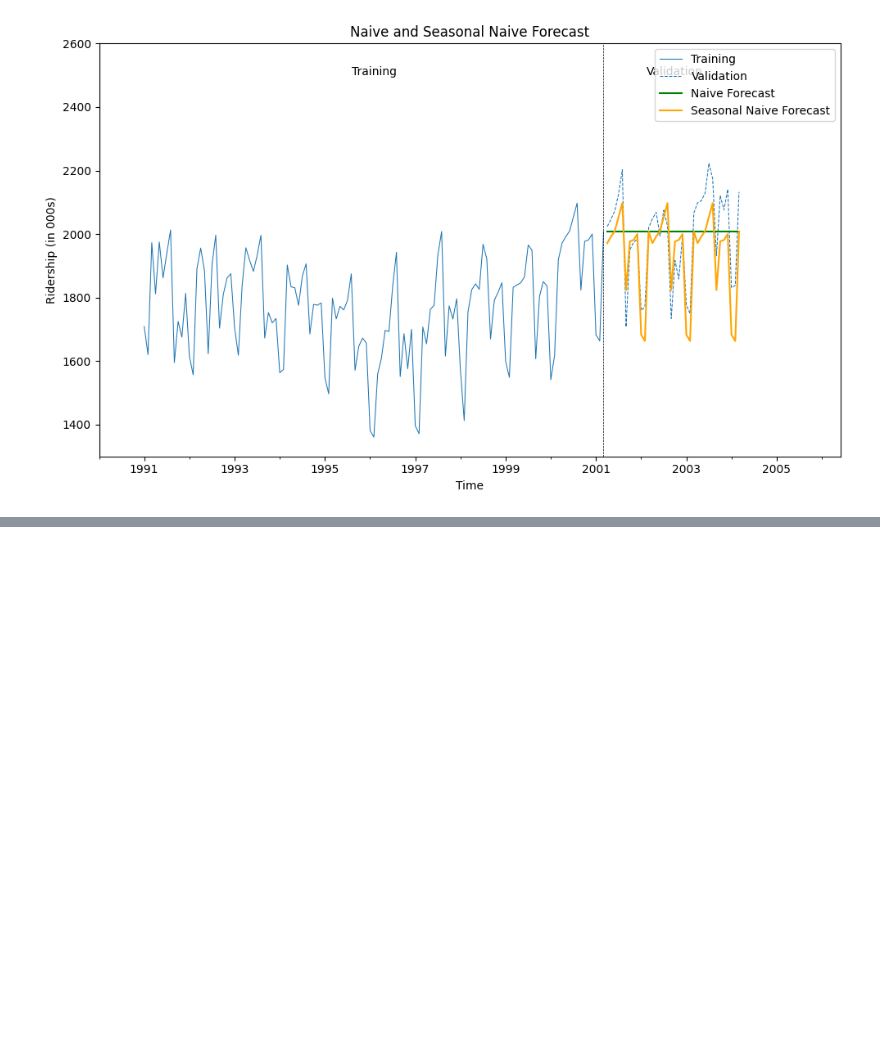
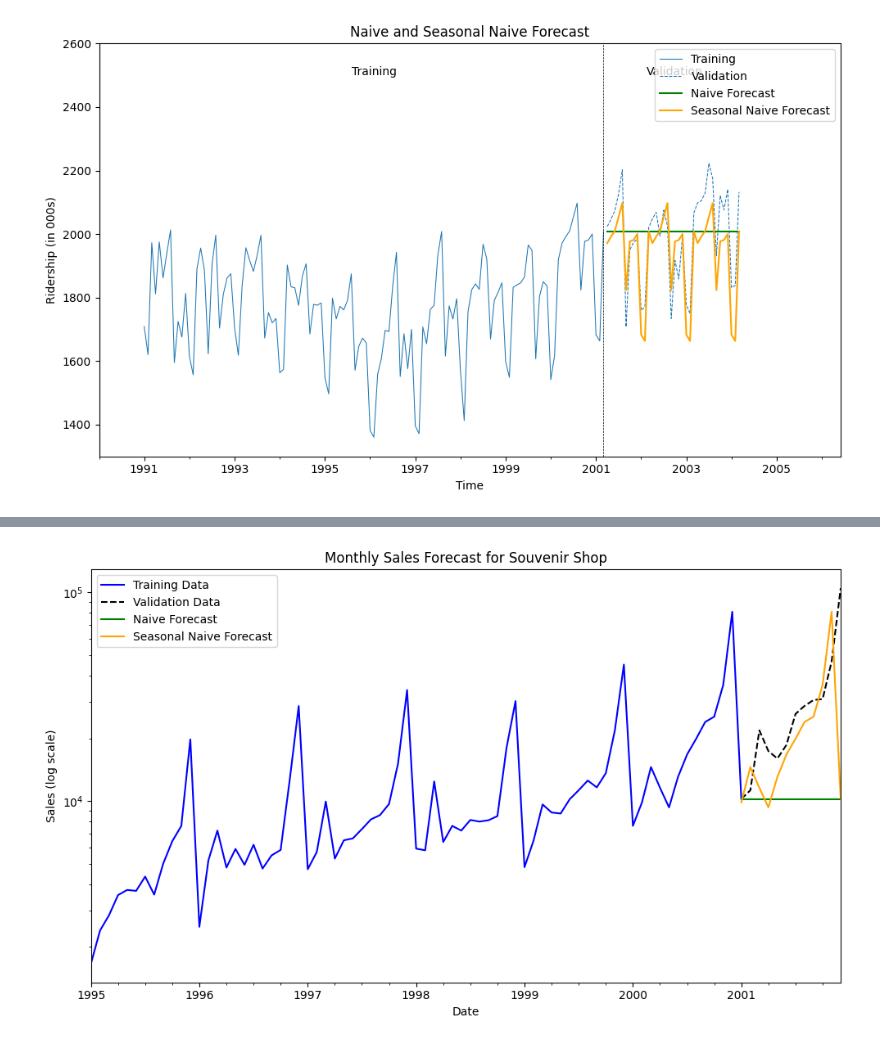
Before and after one commit to MSA550-Predictive-Analytics/msa550-code-files, a Jupyter notebook: python_lecture_08 - handling_time_series.ipynb, the cells around one changed output, grey strips where cells are left out. Saved outputs shown, nothing was run; the diff lists cells and outputs as text; code cells hidden in the pictures; blank space fills up the shorter version.

```diff
--- a/python_lecture_08 - handling_time_series.ipynb
+++ b/python_lecture_08 - handling_time_series.ipynb
@@ -379,0 +606,57 @@ plot_forecasts(train_ts, valid_ts, naive_pred, seasonal_pred)
+# %%
+# Function to generate a naive forecast
+def generate_naive_forecast(train_series, valid_index):
+    """
+    Generate a naive forecast by repeating the last observed value in the training set.
+
+    Parameters:
+    train_series (pd.Series): Training data.
+    valid_index (pd.Index): Index for the validation period.
+
+    Returns:
+    pd.Series: Naive forecast series.
+    """
+    return pd.Series(train_series.iloc[-1], index=valid_index)
+
+# Function to generate a seasonal naive forecast
+def generate_seasonal_naive_forecast(train_series, valid_index, season_length=12):
+    """
+    Generate a seasonal naive forecast by repeating the last season's values.
+
+    Parameters:
+    train_series (pd.Series): Training data.
+    valid_index (pd.Index): Index for the validation period.
+    season_length (int): Length of the season (default is 12 for monthly data).
+
+    Returns:
+    pd.Series: Seasonal naive forecast series.
+    """
+    last_season = train_series[-season_length:]
+    # Repeat only the values of the last season
+    repeated_season = pd.Series(
+        (list(last_season.values) * (len(valid_index) // season_length + 1))[:len(valid_index)],
+        index=valid_index
+    )
+    return repeated_season
+
+# Generate forecasts
+naive_pred = generate_naive_forecast(train_ts['Sales'], valid_ts.index)
+seasonal_pred = generate_seasonal_naive_forecast(train_ts['Sales'], valid_ts.index)
+
+# Plot the training data, validation data, and forecasts
+fig, ax = plt.subplots(figsize=(10, 6))
+train_ts['Sales'].plot(ax=ax, color='blue', label='Training Data')
+valid_ts['Sales'].plot(ax=ax, color='black', linestyle='--', label='Validation Data')
+naive_pred.plot(ax=ax, color='green', linestyle='-', label='Naive Forecast')
+seasonal_pred.plot(ax=ax, color='orange', linestyle='-', label='Seasonal Naive Forecast')
+
+# Set log scale, labels, and title
+ax.set_yscale('log')
+ax.set_xlabel('Date')
+ax.set_ylabel('Sales (log scale)')
+ax.set_title('Monthly Sales Forecast for Souvenir Shop')
+ax.legend()
+plt.tight_layout()
+plt.show()
+# %% [output]
+[figure, added]
```
Also changed, not shown: parts of 15 cells of this notebook, 2 other files.
